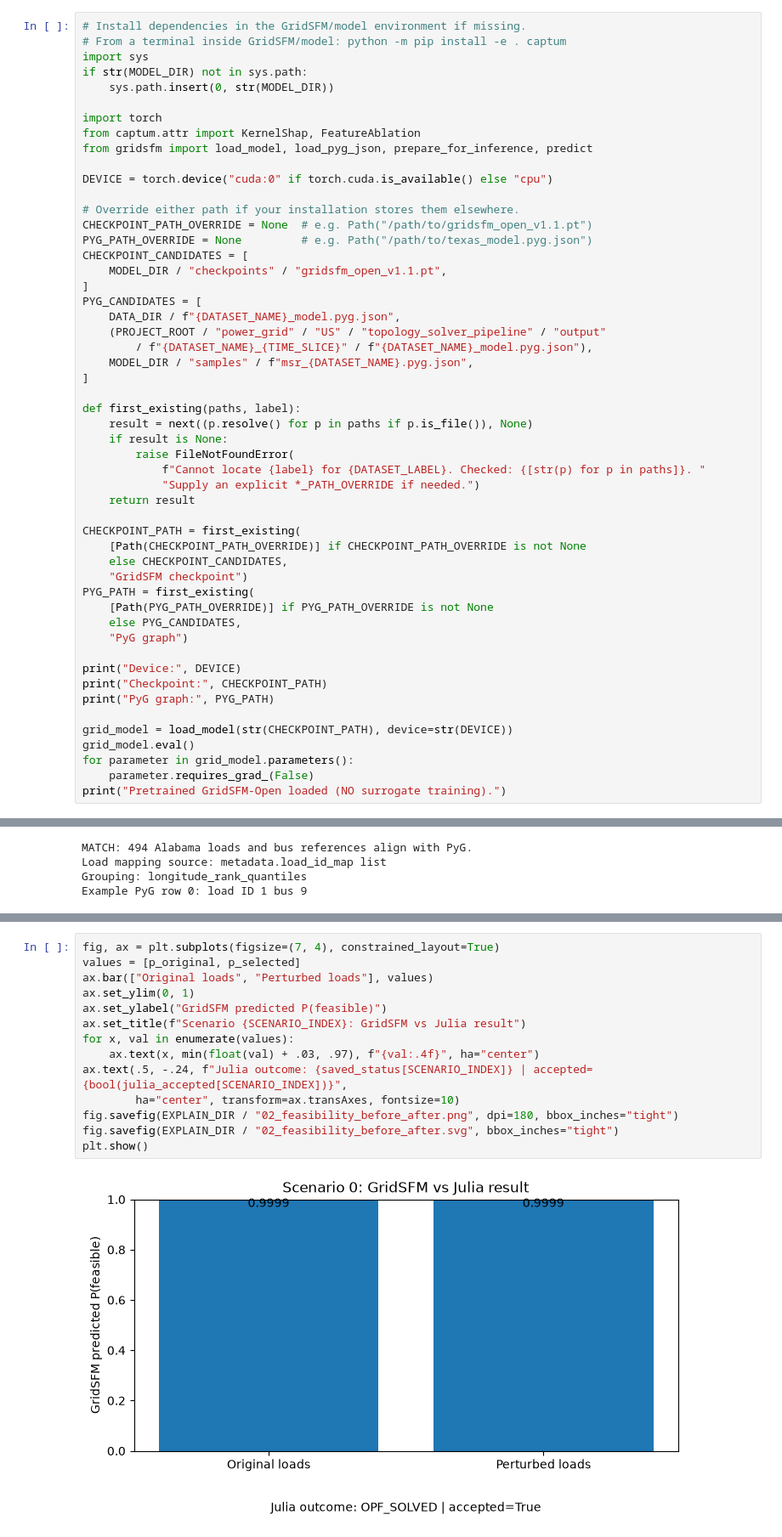
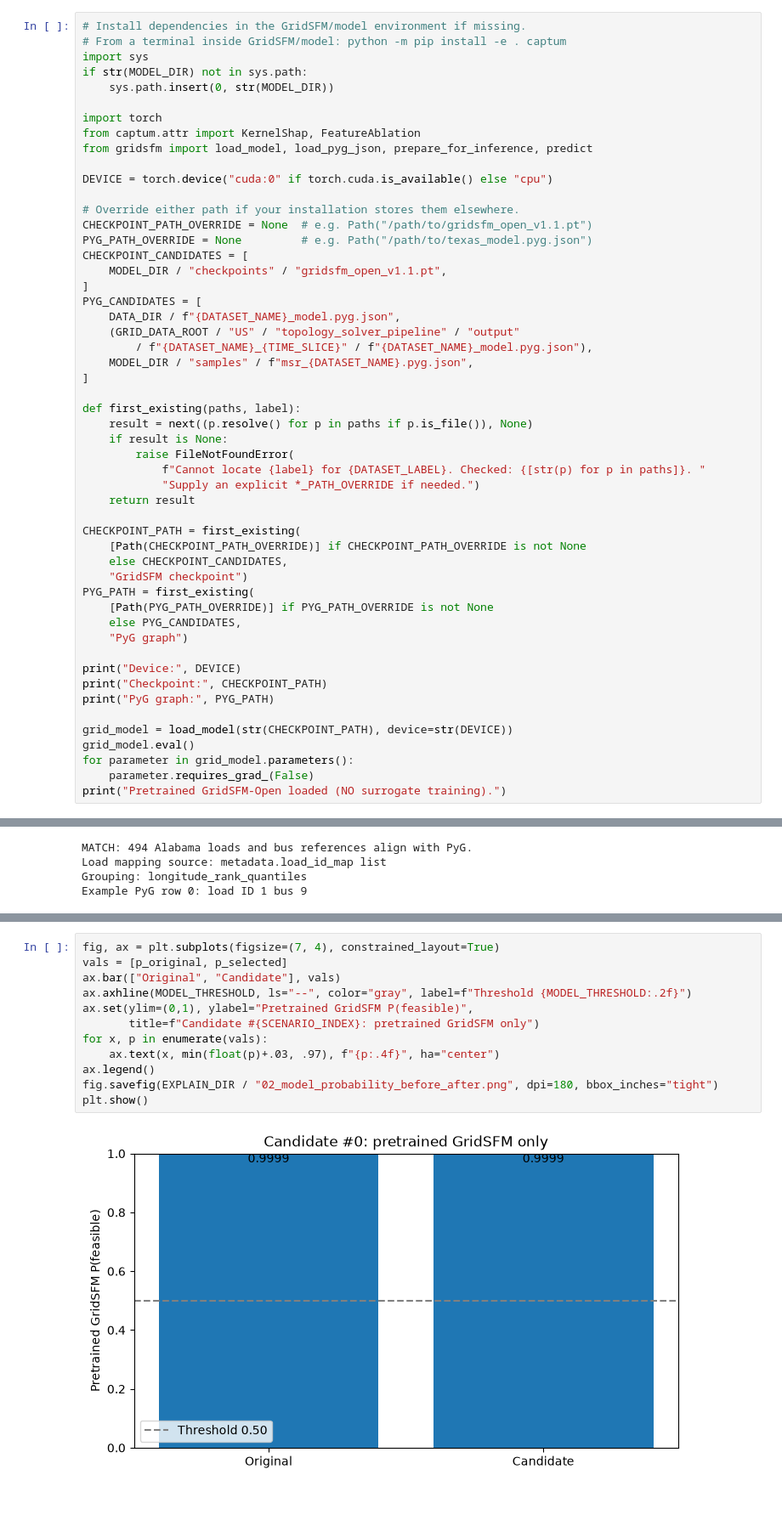
Before and after one commit to punrong/GridSFM, a Jupyter notebook: notebook/load_captum_shap_analysis.ipynb, the cells around one changed output, grey strips where cells are left out. Shown at 85% size. Saved outputs shown, nothing was run; the diff lists cells and outputs as text; blank space fills up the shorter version.

```diff
--- a/notebook/load_captum_shap_analysis.ipynb
+++ b/notebook/load_captum_shap_analysis.ipynb
@@ -114,7 +114,7 @@ CHECKPOINT_CANDIDATES = [
 ]
 PYG_CANDIDATES = [
     DATA_DIR / f"{DATASET_NAME}_model.pyg.json",
-    (PROJECT_ROOT / "power_grid" / "US" / "topology_solver_pipeline" / "output"
+    (GRID_DATA_ROOT / "US" / "topology_solver_pipeline" / "output"
         / f"{DATASET_NAME}_{TIME_SLICE}" / f"{DATASET_NAME}_model.pyg.json"),
     MODEL_DIR / "samples" / f"msr_{DATASET_NAME}.pyg.json",
 ]
@@ -393,16 +622,14 @@ This compares GridSFM's output for the original and the selected perturbed netwo
 # %%
 fig, ax = plt.subplots(figsize=(7, 4), constrained_layout=True)
-values = [p_original, p_selected]
-ax.bar(["Original loads", "Perturbed loads"], values)
-ax.set_ylim(0, 1)
-ax.set_ylabel("GridSFM predicted P(feasible)")
-ax.set_title(f"Scenario {SCENARIO_INDEX}: GridSFM vs Julia result")
-for x, val in enumerate(values):
-    ax.text(x, min(float(val) + .03, .97), f"{val:.4f}", ha="center")
-ax.text(.5, -.24, f"Julia outcome: {saved_status[SCENARIO_INDEX]} | accepted={bool(julia_accepted[SCENARIO_INDEX])}",
-        ha="center", transform=ax.transAxes, fontsize=10)
-fig.savefig(EXPLAIN_DIR / "02_feasibility_before_after.png", dpi=180, bbox_inches="tight")
-fig.savefig(EXPLAIN_DIR / "02_feasibility_before_after.svg", bbox_inches="tight")
+vals = [p_original, p_selected]
+ax.bar(["Original", "Candidate"], vals)
+ax.axhline(MODEL_THRESHOLD, ls="--", color="gray", label=f"Threshold {MODEL_THRESHOLD:.2f}")
+ax.set(ylim=(0,1), ylabel="Pretrained GridSFM P(feasible)",
+       title=f"Candidate #{SCENARIO_INDEX}: pretrained GridSFM only")
+for x, p in enumerate(vals):
+    ax.text(x, min(float(p)+.03, .97), f"{p:.4f}", ha="center")
+ax.legend()
+fig.savefig(EXPLAIN_DIR / "02_model_probability_before_after.png", dpi=180, bbox_inches="tight")
 plt.show()
 # %% [output]
-[figure, old version]
+[figure, new version]
```
Also changed, not shown: parts of 47 cells of this notebook, 2 other files.
